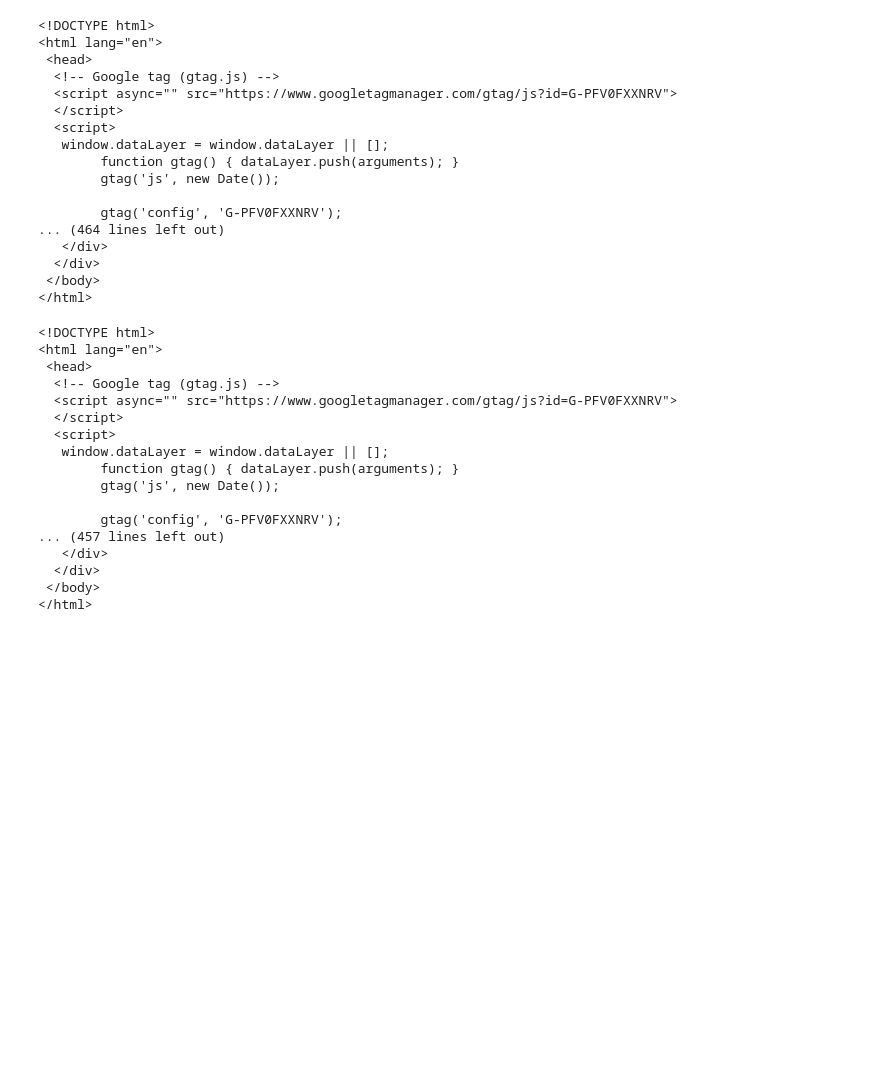
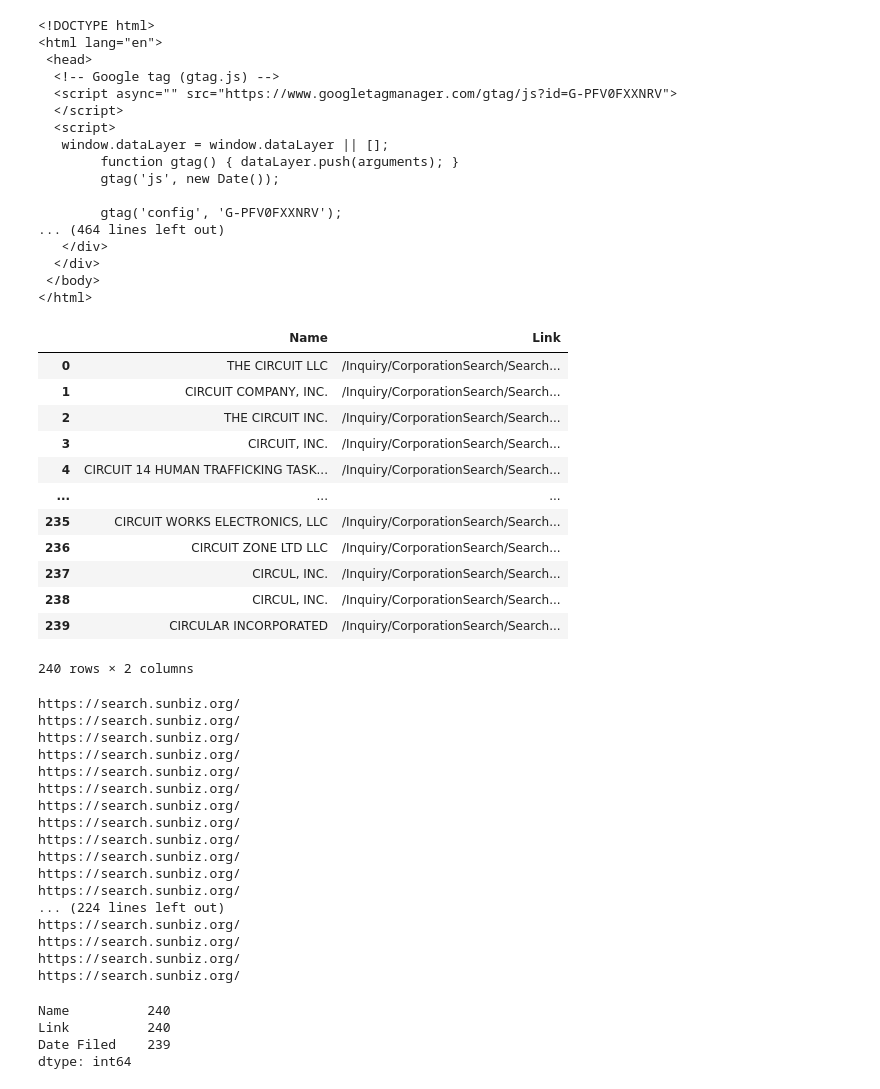
Before and after one commit to elee02/elpy, a Jupyter notebook: Py/upwork_comissions/data_filed.ipynb, the cells around one changed output. Saved outputs shown, nothing was run; the diff lists cells and outputs as text; code cells hidden in the pictures; blank space fills up the shorter version.

```diff
--- a/Py/upwork_comissions/data_filed.ipynb
+++ b/Py/upwork_comissions/data_filed.ipynb
@@ -145,30 +146,57 @@ print(soup.prettify())
   </div>
  </body>
 </html>
+# %%
+pd.DataFrame(names_and_links, columns= ['Name', 'Link'])
+# %% [output]
+|  | Name | Link |
+| 0 | THE CIRCUIT LLC | /Inquiry/CorporationSearch/Search... |
+| 1 | CIRCUIT COMPANY, INC. | /Inquiry/CorporationSearch/Search... |
+| 2 | THE CIRCUIT INC. | /Inquiry/CorporationSearch/Search... |
+| 3 | CIRCUIT, INC. | /Inquiry/CorporationSearch/Search... |
+| 4 | CIRCUIT 14 HUMAN TRAFFICKING TASK... | /Inquiry/CorporationSearch/Search... |
+| ... | ... | ... |
+| 235 | CIRCUIT WORKS ELECTRONICS, LLC | /Inquiry/CorporationSearch/Search... |
+| 236 | CIRCUIT ZONE LTD LLC | /Inquiry/CorporationSearch/Search... |
+| 237 | CIRCUL, INC. | /Inquiry/CorporationSearch/Search... |
+| 238 | CIRCUL, INC. | /Inquiry/CorporationSearch/Search... |
+| 239 | CIRCULAR INCORPORATED | /Inquiry/CorporationSearch/Search... |
+240 rows × 2 columns
 # %%
-for i in range(len(names_and_links)):
-    r = requests.get(header_link + names_and_links[i][1])
+def get_date_filed(name_and_link):
+    r = requests.get(header_link + name_and_link[1])
     r.raise_for_status()
     comps = bs4.BeautifulSoup(r.text, 'html.parser')
 
     date_filed = comps.find_all('label', attrs = {'for': 'Detail_FileDate'})
     date_filed = date_filed[0].next_sibling.text
-    names_and_links[i].append(date_filed)
+    name_and_link.append(date_filed)
+
+with concurrent.futures.ThreadPoolExecutor() as executor:
+    executor.map(get_date_filed, names_and_links)
 # %% [output]
-<!DOCTYPE html>
-<html lang="en">
- <head>
-  <!-- Google tag (gtag.js) -->
-  <script async="" src="https://www.googletagmanager.com/gtag/js?id=G-PFV0FXXNRV">
-  </script>
-  <script>
-   window.dataLayer = window.dataLayer || [];
-        function gtag() { dataLayer.push(arguments); }
-        gtag('js', new Date());
-
-        gtag('config', 'G-PFV0FXXNRV');
-... (457 lines left out)
-   </div>
-  </div>
- </body>
-</html>
+https://search.sunbiz.org/
+https://search.sunbiz.org/
+https://search.sunbiz.org/
+https://search.sunbiz.org/
+https://search.sunbiz.org/
+https://search.sunbiz.org/
+https://search.sunbiz.org/
+https://search.sunbiz.org/
+https://search.sunbiz.org/
+https://search.sunbiz.org/
+https://search.sunbiz.org/
+https://search.sunbiz.org/
+... (224 lines left out)
+https://search.sunbiz.org/
+https://search.sunbiz.org/
+https://search.sunbiz.org/
+https://search.sunbiz.org/
+# %%
+namelink_dt = pd.DataFrame(names_and_links, columns = ['Name', 'Link', 'Date Filed'])
+namelink_dt.count()
+# %% [output]
+Name          240
+Link          240
+Date Filed    239
+dtype: int64
```
Also changed, not shown: parts of 1 cell of this notebook.
